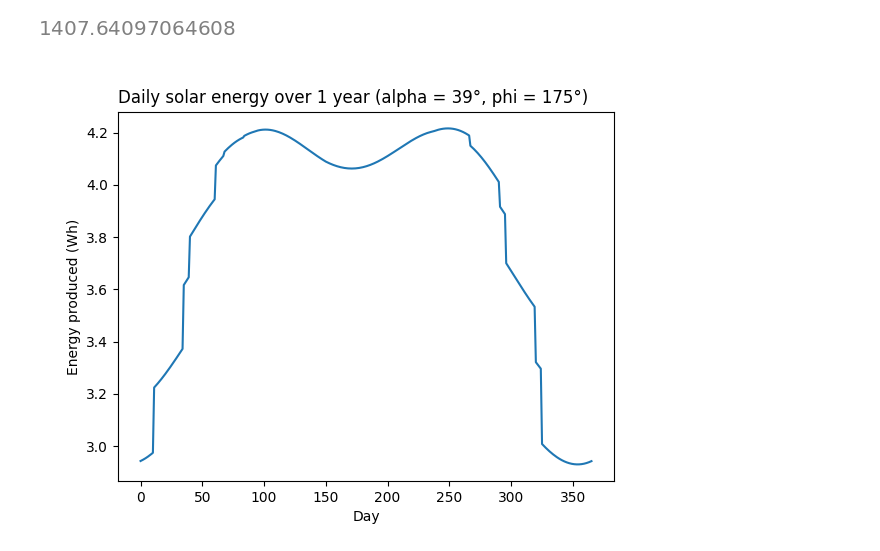
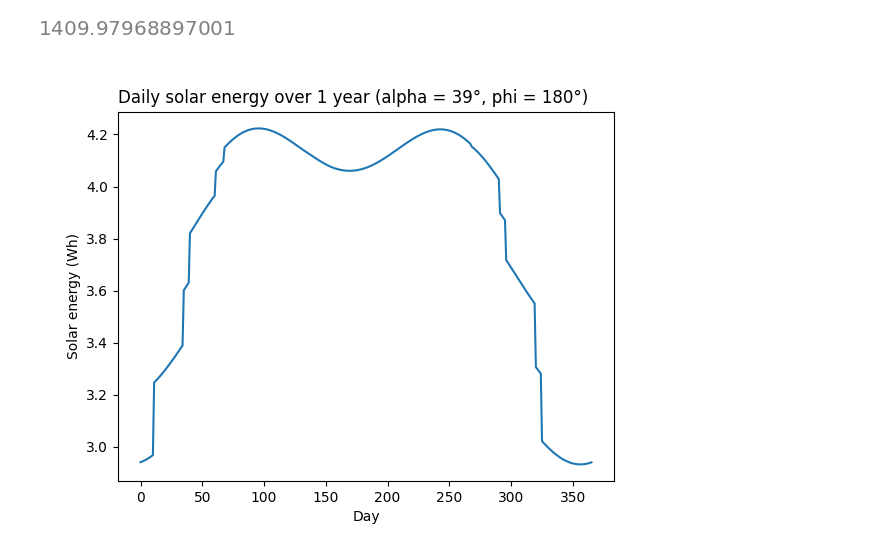
Before and after one commit to Romultra/Ultra-solar-panels, a Jupyter notebook: panelgrap.ipynb, the cells around one changed output. Saved outputs shown, nothing was run; the diff lists cells and outputs as text; code cells hidden in the pictures.

```diff
--- a/panelgrap.ipynb
+++ b/panelgrap.ipynb
@@ -130,31 +108,31 @@ energy
 # %%
 # Plots solar energy over one year
 
 timezone = "Europe/Copenhagen"
 start_date = "2024-01-01"
 end_date = "2024-12-31"
 delta_time = "H"  # "Min", "H",
 
 # Definition of Location object. Coordinates and elevation of Amager, Copenhagen (Denmark)
 site = Location(
     55.785469, 12.519103, timezone, 21, "DTU (DK)"
 )  # latitude, longitude, time_zone, altitude, name
 
 # Definition of a time range of simulation
 times = pd.date_range(
     start_date + " 00:00:00", end_date + " 23:59:00", freq=delta_time, tz=timezone
 )
 
 sunpos = site.get_solarposition(times)
-result = flux_function_daily_prod(175, 39, 0.5, 1, 1, sunpos)
+result = flux_function_daily_prod(180, 39, 0.5, 1, 1, sunpos)
 display(result[0])
 
-plt.title("Daily solar energy over 1 year (alpha = 39°, phi = 175°)", loc = 'left')
+plt.title("Daily solar energy over 1 year (alpha = 39°, phi = 180°)", loc = 'left')
 plt.xlabel("Day")
-plt.ylabel("Energy produced (Wh)")
+plt.ylabel("Solar energy (Wh)")
 
 plt.plot(result[1])
 plt.show()
 # %% [output]
-[figure, old version]
+[figure, new version]
-[figure, old version]
+[figure, new version]
```
Also changed, not shown: parts of 7 cells of this notebook, 5 other files.
